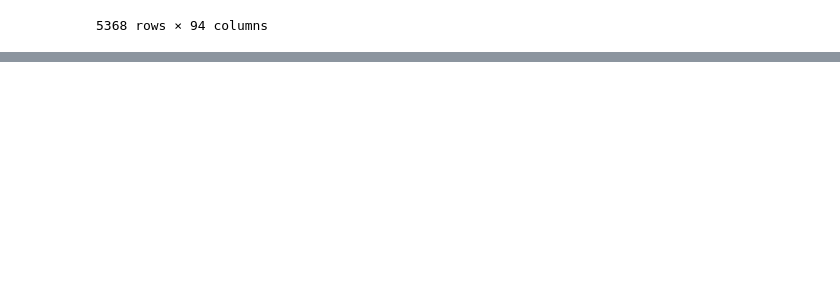
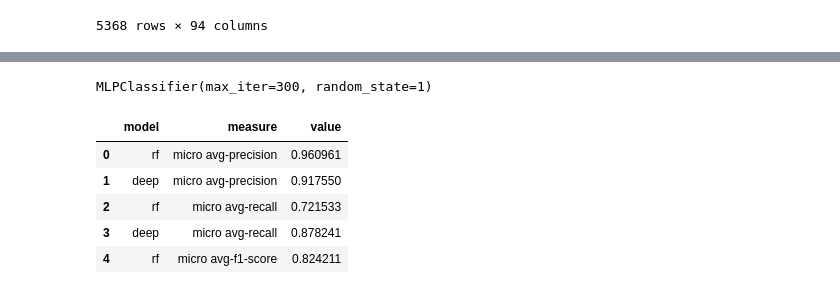
Before and after one commit to WebSchw/Tempo, a Jupyter notebook: docs/Martin_Notebook.ipynb, the cells around one changed output, grey strips where cells are left out. Saved outputs shown, nothing was run; the diff lists cells and outputs as text; code cells hidden in the pictures; blank space fills up the shorter version.

```diff
--- a/docs/Martin_Notebook.ipynb
+++ b/docs/Martin_Notebook.ipynb
@@ -134,0 +177,45 @@ train_labels.to_csv((data_path+'labels.csv'), index=False)
+# %%
+# Fitting Random Forest Classification to the Training set
+classifier_rf = RandomForestClassifier(n_estimators = 100, criterion = 'entropy', random_state = 42)
+classifier_deep = MLPClassifier(random_state=1, max_iter=300).fit(x_train, y_train)
+classifier_rf.fit(x_train, y_train)
+classifier_deep.fit(x_train, y_train)
+# %% [output]
+MLPClassifier(max_iter=300, random_state=1)
+# %%
+# Predicting the Test set results
+y_pred_rf = classifier_rf.predict(x_test)
+y_pred_deep = classifier_deep.predict(x_test)
+# %%
+report_rf=metrics.classification_report(
+    y_test,
+    y_pred_rf,
+    output_dict=True,#,target_names=['class A', 'class B', 'class C']
+    zero_division=0
+)
+
+report_deep=metrics.classification_report(
+    y_test,
+    y_pred_deep,
+    output_dict=True,#,target_names=['class A', 'class B', 'class C']
+    zero_division=0
+)
+# %%
+macros=['micro avg','macro avg','weighted avg','samples avg']
+scores=['precision','recall','f1-score']
+# %%
+df = pd.DataFrame(columns=['model','measure','value'])
+# %%
+for macro in macros:
+    for score in scores:
+        df.loc[len(df)] = ['rf',macro+'-'+score,report_rf[macro][score]]
+        df.loc[len(df)] = ['deep',macro+'-'+score,report_deep[macro][score]]
+
+df.head()
+# %% [output]
+|  | model | measure | value |
+| 0 | rf | micro avg-precision | 0.960961 |
+| 1 | deep | micro avg-precision | 0.917550 |
+| 2 | rf | micro avg-recall | 0.721533 |
+| 3 | deep | micro avg-recall | 0.878241 |
+| 4 | rf | micro avg-f1-score | 0.824211 |
```
Also changed, not shown: parts of 18 cells of this notebook.
